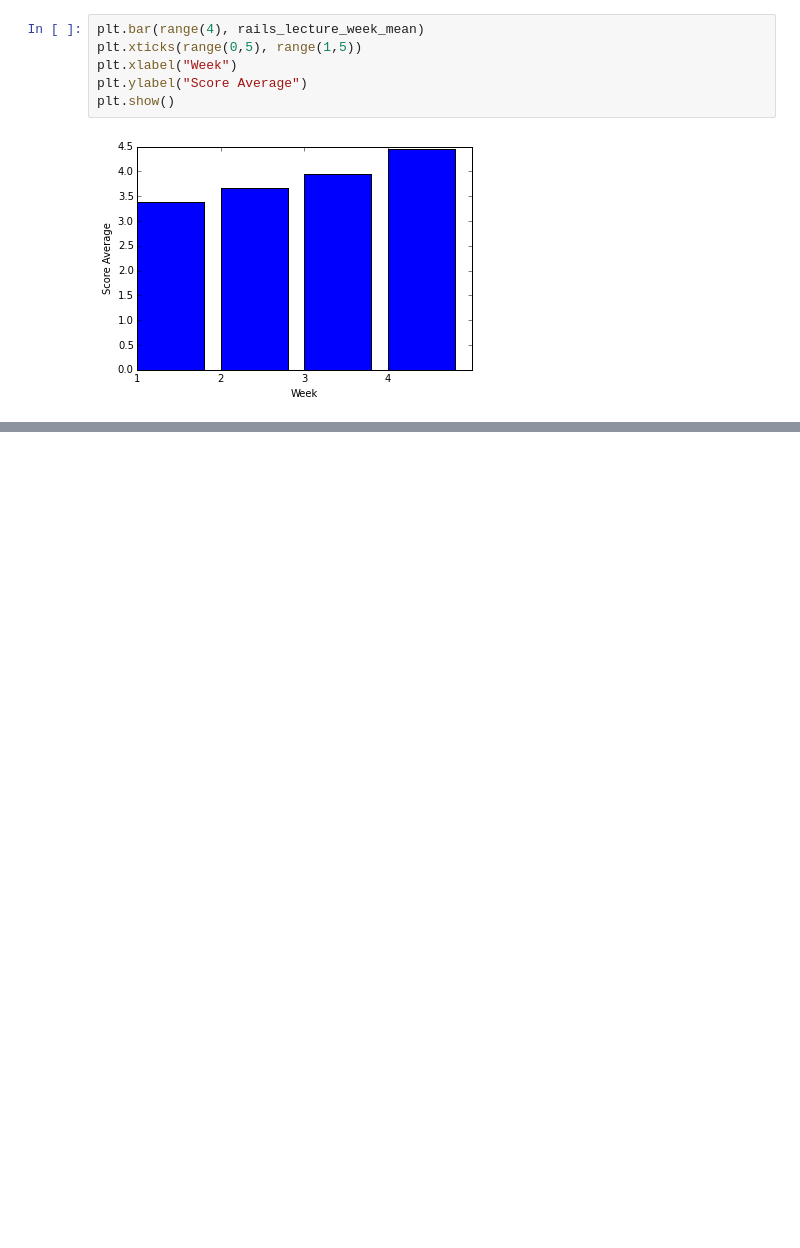
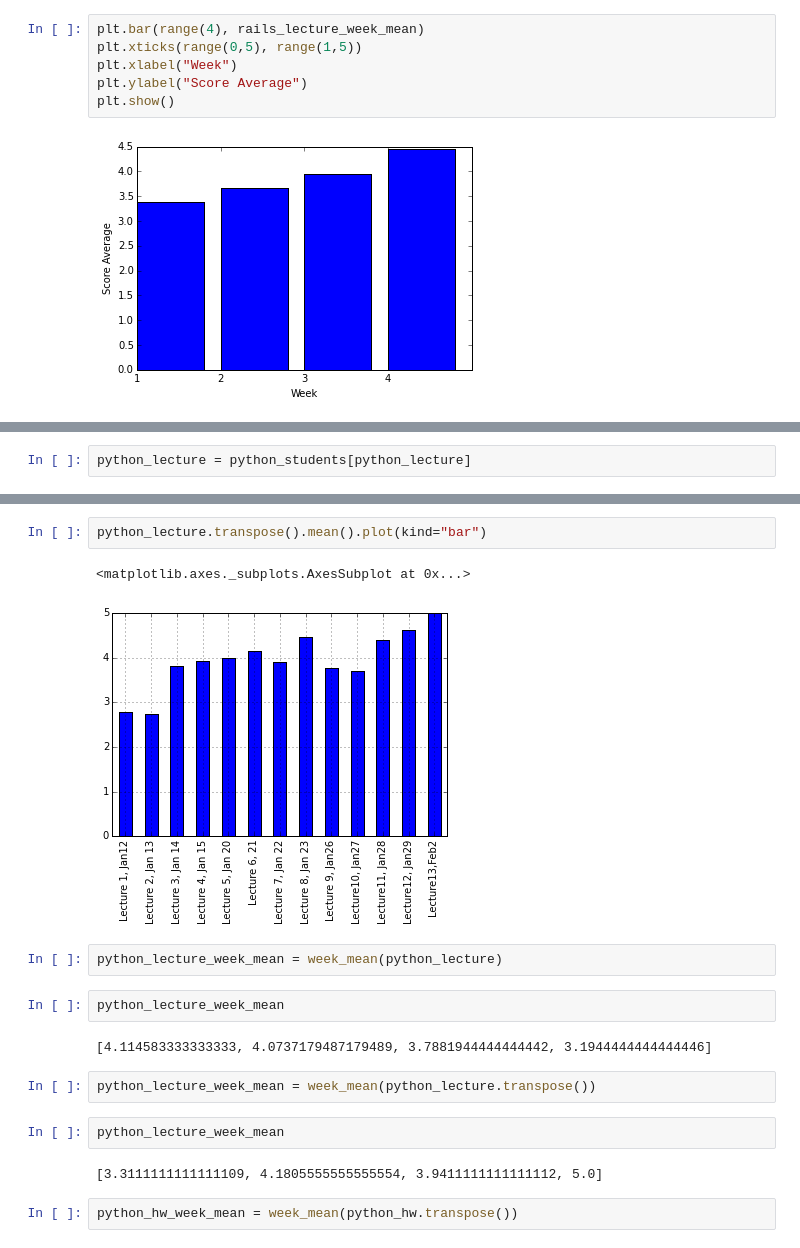
Before and after one commit to tiyd-python-2015-01/cohort-data, a Jupyter notebook: cohort data.ipynb, the cells around one changed output, grey strips where cells are left out. Saved outputs shown, nothing was run; the diff lists cells and outputs as text; blank space fills up the shorter version.

```diff
--- a/cohort data.ipynb
+++ b/cohort data.ipynb
@@ -334,0 +369,2 @@ plt.show()
+# %%
+python_lecture = python_students[python_lecture]
@@ -334,0 +393,19 @@ plt.show()
+# %%
+python_lecture.transpose().mean().plot(kind="bar")
+# %% [output]
+<matplotlib.axes._subplots.AxesSubplot at 0x...>
+[figure, added]
+# %%
+python_lecture_week_mean = week_mean(python_lecture)
+# %%
+python_lecture_week_mean
+# %% [output]
+[4.114583333333333, 4.0737179487179489, 3.7881944444444442, 3.1944444444444446]
+# %%
+python_lecture_week_mean = week_mean(python_lecture.transpose())
+# %%
+python_lecture_week_mean
+# %% [output]
+[3.3111111111111109, 4.1805555555555554, 3.9411111111111112, 5.0]
+# %%
+python_hw_week_mean = week_mean(python_hw.transpose())
```
Also changed, not shown: parts of 36 cells of this notebook.
